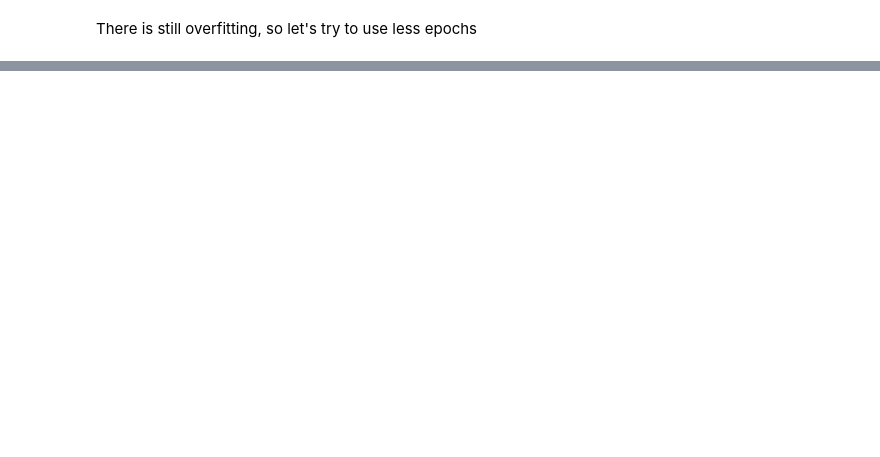
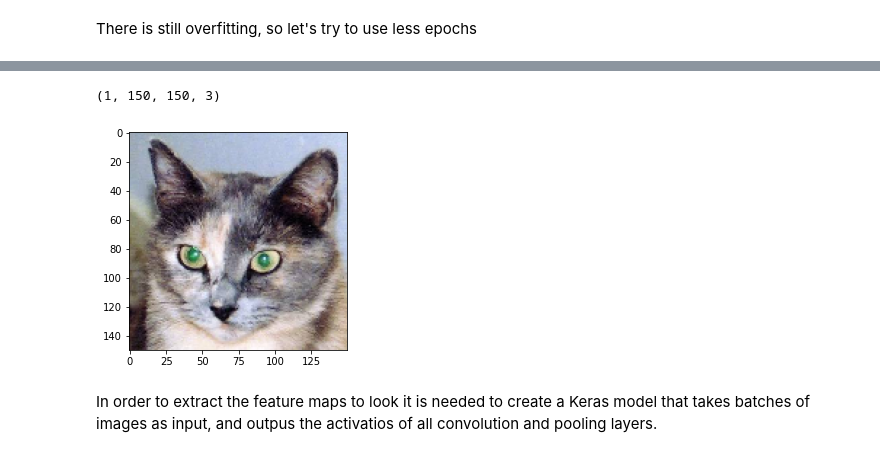
Before and after one commit to JoseRuizCasado/DogCatClassifier, a Jupyter notebook: cat_dog_classifier.ipynb, the cells around one changed output, grey strips where cells are left out. Cells and saved outputs as stored; diff of their text form; code cells hidden in the pictures; blank space fills up the shorter version.

```diff
--- a/cat_dog_classifier.ipynb
+++ b/cat_dog_classifier.ipynb
@@ -426,0 +472,23 @@ model.save('cats_and_dogs_small_2.h5')
+# %%
+from tensorflow.keras.preprocessing import image
+import numpy as np
+
+img_path =  './cats_vs_dogs_small/test/cats/cat.1700.jpg'
+
+img = image.load_img(img_path, target_size=(150, 150))
+img_tensor = image.img_to_array(img)
+img_tensor = np.expand_dims(img_tensor, axis = 0)
+img_tensor /= 255.
+
+print(img_tensor.shape)
+# %% [output]
+(1, 150, 150, 3)
+# %%
+import matplotlib.pyplot as plt
+
+plt.imshow(img_tensor[0])
+plt.show()
+# %% [output]
+[figure, added]
+# %% [markdown]
+In order to extract the feature maps to look it is needed to create a Keras model that takes batches of images as input, and outpus the activatios of all convolution and pooling layers.
```
Also changed, not shown: parts of 15 cells of this notebook, 3 other files.
